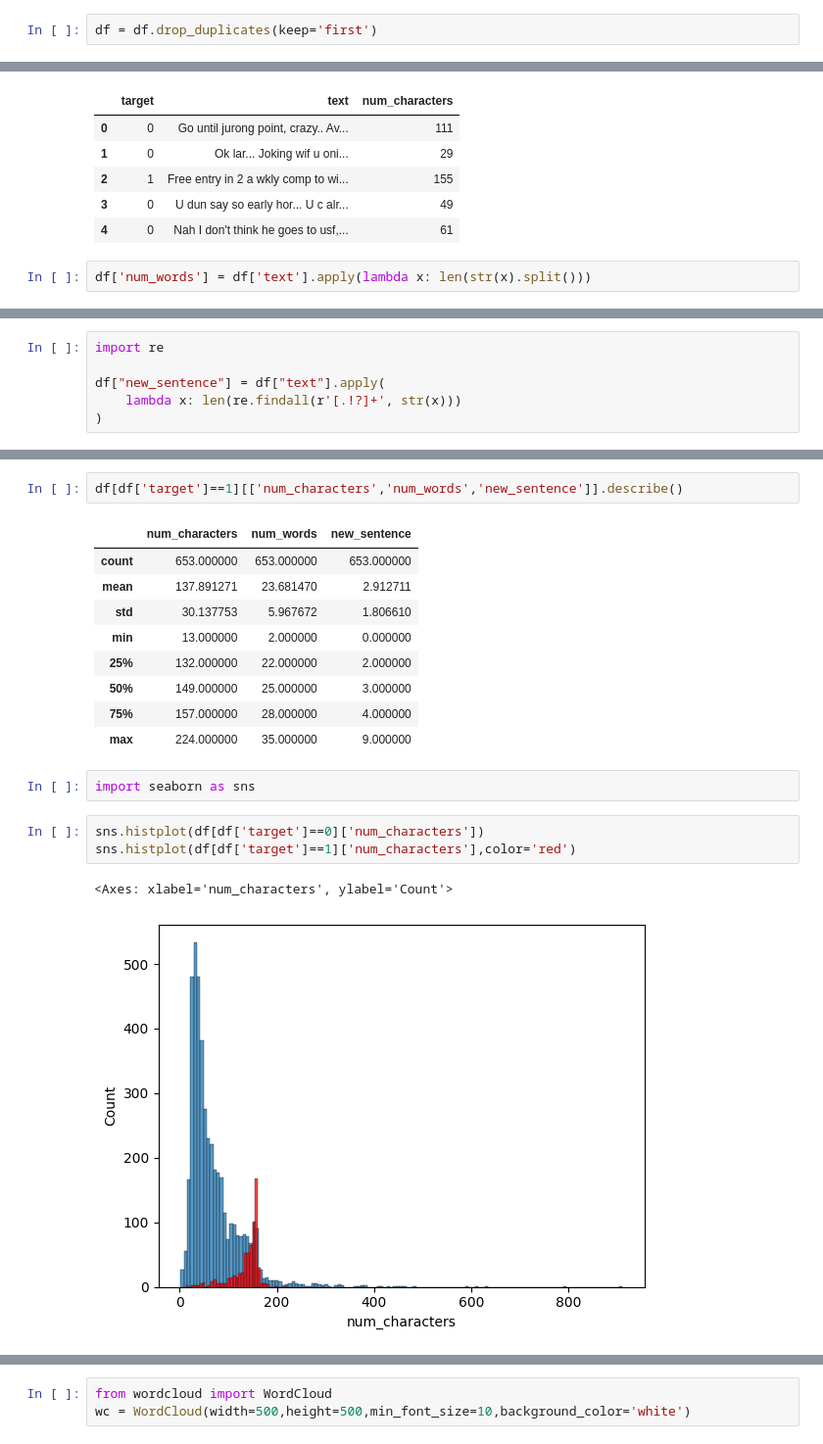
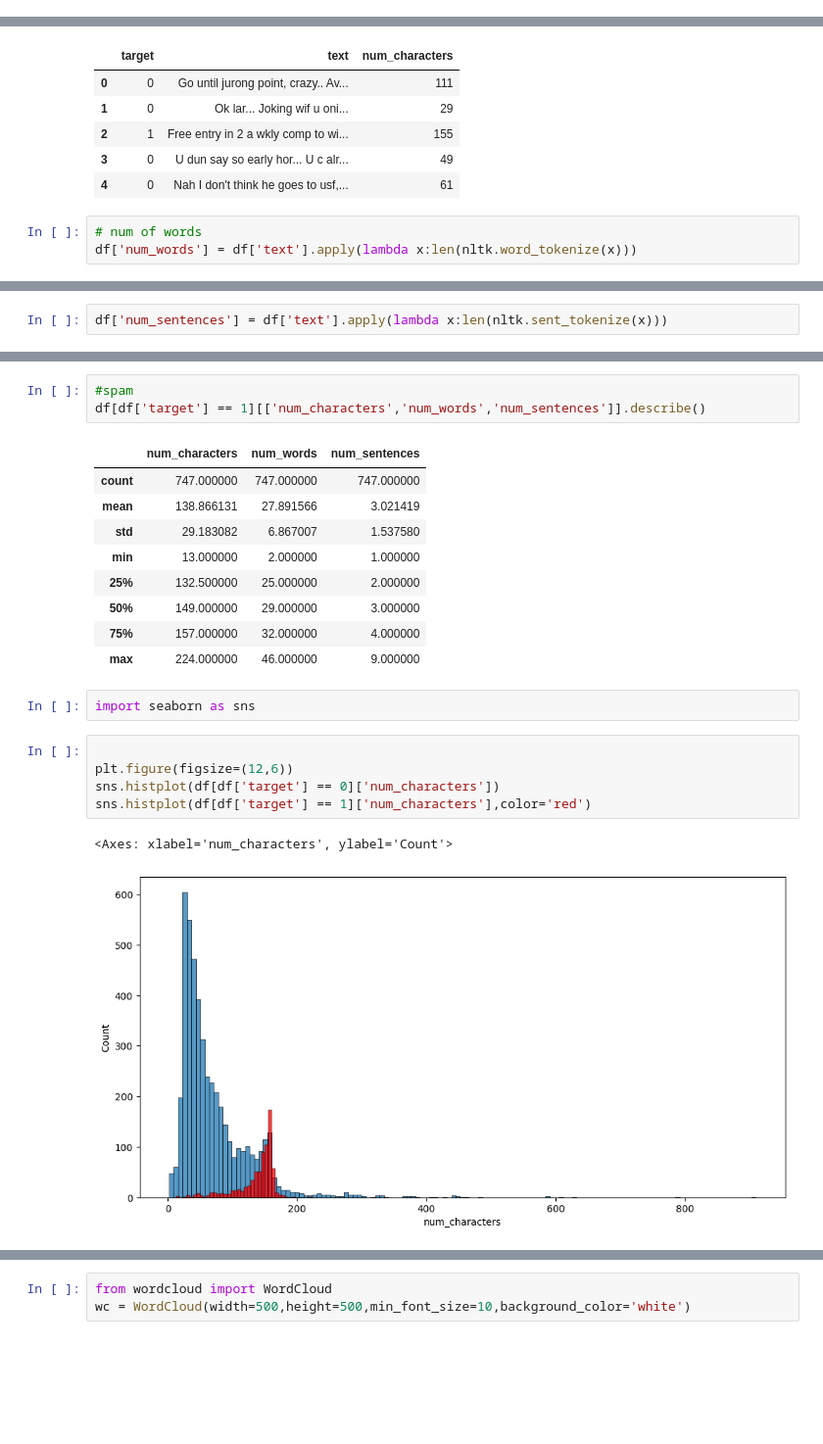
Before and after one commit to khushi-2828/mlfisrtproject, a Jupyter notebook: src/notebook/Untitled.ipynb, the cells around one changed output, grey strips where cells are left out. Shown at 98% size. Drawn from its saved outputs; the diff is of its cells as text; blank space fills up the shorter version.

```diff
--- a/src/notebook/Untitled.ipynb
+++ b/src/notebook/Untitled.ipynb
@@ -88,5 +80,3 @@ dtype: int64
 df.duplicated().sum()
 # %% [output]
 np.int64(403)
-# %%
-df = df.drop_duplicates(keep='first')
@@ -138,7 +140,8 @@ df.head()
 | 3 | 0 | U dun say so early hor... U c alr... | 49 |
 | 4 | 0 | Nah I don't think he goes to usf,... | 61 |
 # %%
-df['num_words'] = df['text'].apply(lambda x: len(str(x).split()))
+# num of words
+df['num_words'] = df['text'].apply(lambda x:len(nltk.word_tokenize(x)))
 # %%
 df.head()
 # %% [output]
@@ -151,9 +154,5 @@ df.head()
 # %%
-import re
-
-df["new_sentence"] = df["text"].apply(
-    lambda x: len(re.findall(r'[.!?]+', str(x)))
-)
+df['num_sentences'] = df['text'].apply(lambda x:len(nltk.sent_tokenize(x)))
 # %%
 df.head()
 # %% [output]
@@ -190,21 +190,24 @@ df[df['target']==0][['num_characters','num_words','new_sentence']].describe()
 # %%
-df[df['target']==1][['num_characters','num_words','new_sentence']].describe()
+#spam
+df[df['target'] == 1][['num_characters','num_words','num_sentences']].describe()
 # %% [output]
-|  | num_characters | num_words | new_sentence |
-| count | 653.000000 | 653.000000 | 653.000000 |
-| mean | 137.891271 | 23.681470 | 2.912711 |
-| std | 30.137753 | 5.967672 | 1.806610 |
-| min | 13.000000 | 2.000000 | 0.000000 |
-| 25% | 132.000000 | 22.000000 | 2.000000 |
-| 50% | 149.000000 | 25.000000 | 3.000000 |
-| 75% | 157.000000 | 28.000000 | 4.000000 |
-| max | 224.000000 | 35.000000 | 9.000000 |
+|  | num_characters | num_words | num_sentences |
+| count | 747.000000 | 747.000000 | 747.000000 |
+| mean | 138.866131 | 27.891566 | 3.021419 |
+| std | 29.183082 | 6.867007 | 1.537580 |
+| min | 13.000000 | 2.000000 | 1.000000 |
+| 25% | 132.500000 | 25.000000 | 2.000000 |
+| 50% | 149.000000 | 29.000000 | 3.000000 |
+| 75% | 157.000000 | 32.000000 | 4.000000 |
+| max | 224.000000 | 46.000000 | 9.000000 |
 # %%
 import seaborn as sns
 # %%
-sns.histplot(df[df['target']==0]['num_characters'])
-sns.histplot(df[df['target']==1]['num_characters'],color='red')
+
+plt.figure(figsize=(12,6))
+sns.histplot(df[df['target'] == 0]['num_characters'])
+sns.histplot(df[df['target'] == 1]['num_characters'],color='red')
 # %% [output]
 <Axes: xlabel='num_characters', ylabel='Count'>
-[figure, old version]
+[figure, new version]
 # %%
```
Also changed, not shown: parts of 99 cells of this notebook, 7 other files.
